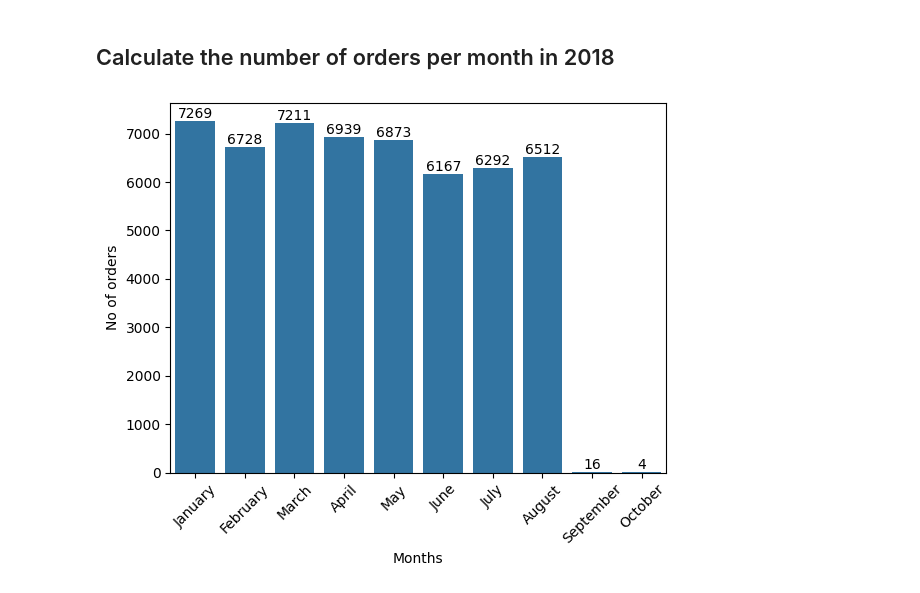
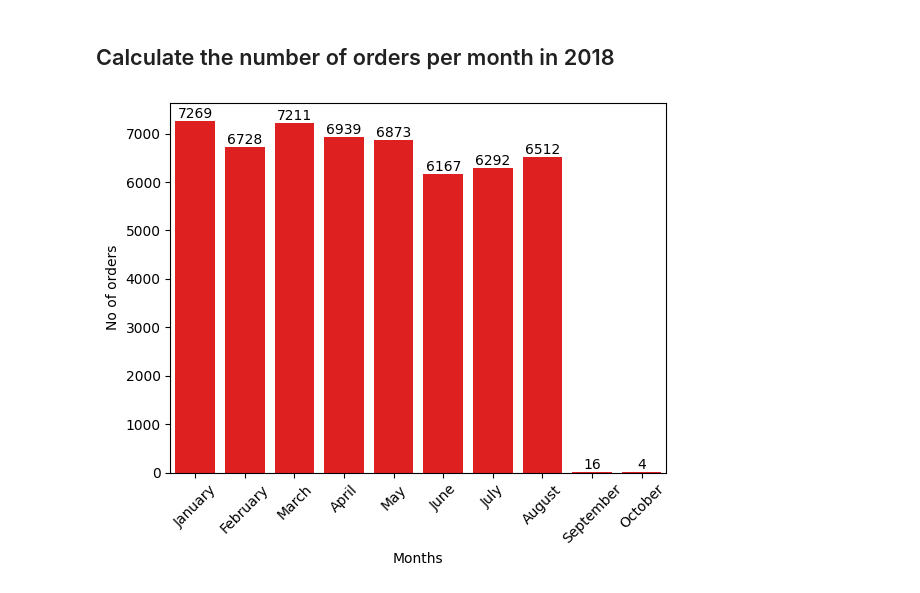
Before and after one commit to MontyDevelop/Ecommerce-data-analysis, a Jupyter notebook: Ecommerce(SQL+Python) Data analysis.ipynb, the cells around one changed output. Cells and saved outputs as stored; diff of their text form; code cells hidden in the pictures.

```diff
--- a/Ecommerce(SQL+Python) Data analysis.ipynb
+++ b/Ecommerce(SQL+Python) Data analysis.ipynb
@@ -99,21 +99,21 @@ plt.show()
 # %%
 query = """ select monthname(order_purchase_timestamp) months, count(order_id) order_count
 from orders where year(order_purchase_timestamp) = 2018
 group by months
 """
 
 cur.execute(query)
 data = cur.fetchall()
 df = pd.DataFrame(data, columns = ["months","order_count"])
 o = ["January","February","March","April","May","June","July","August","September","October"]
 
 
-ax = sns.barplot(x=df["months"], y=df['order_count'], order=o)
+ax = sns.barplot(x=df["months"], y=df['order_count'], order=o, color='red')
 plt.xlabel("Months")
 plt.ylabel("No of orders")
 plt.xticks(rotation=45)
 
 ax.bar_label(ax.containers[0])
 plt.show()
 # %% [output]
-[figure, old version]
+[figure, new version]
```
Also changed, not shown: parts of 20 cells of this notebook.
